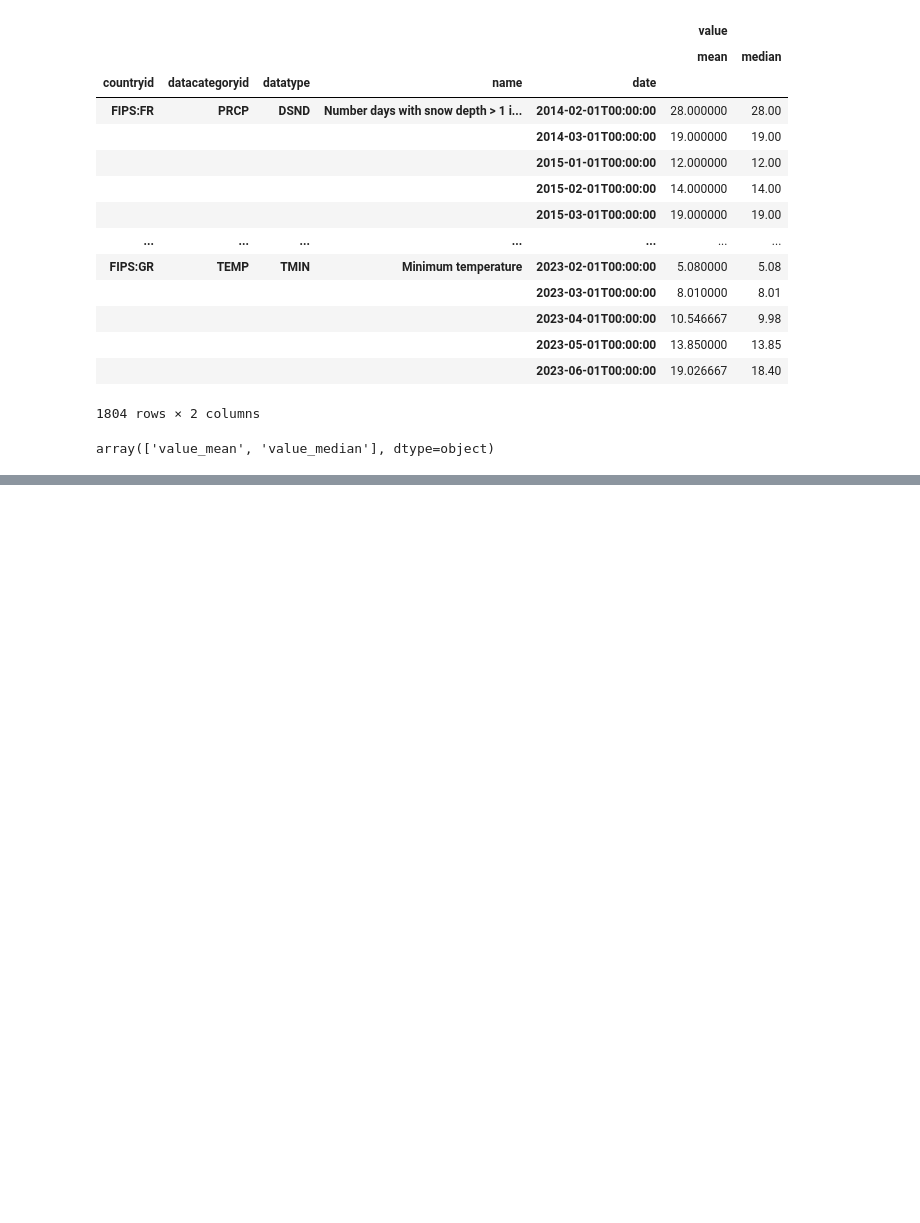
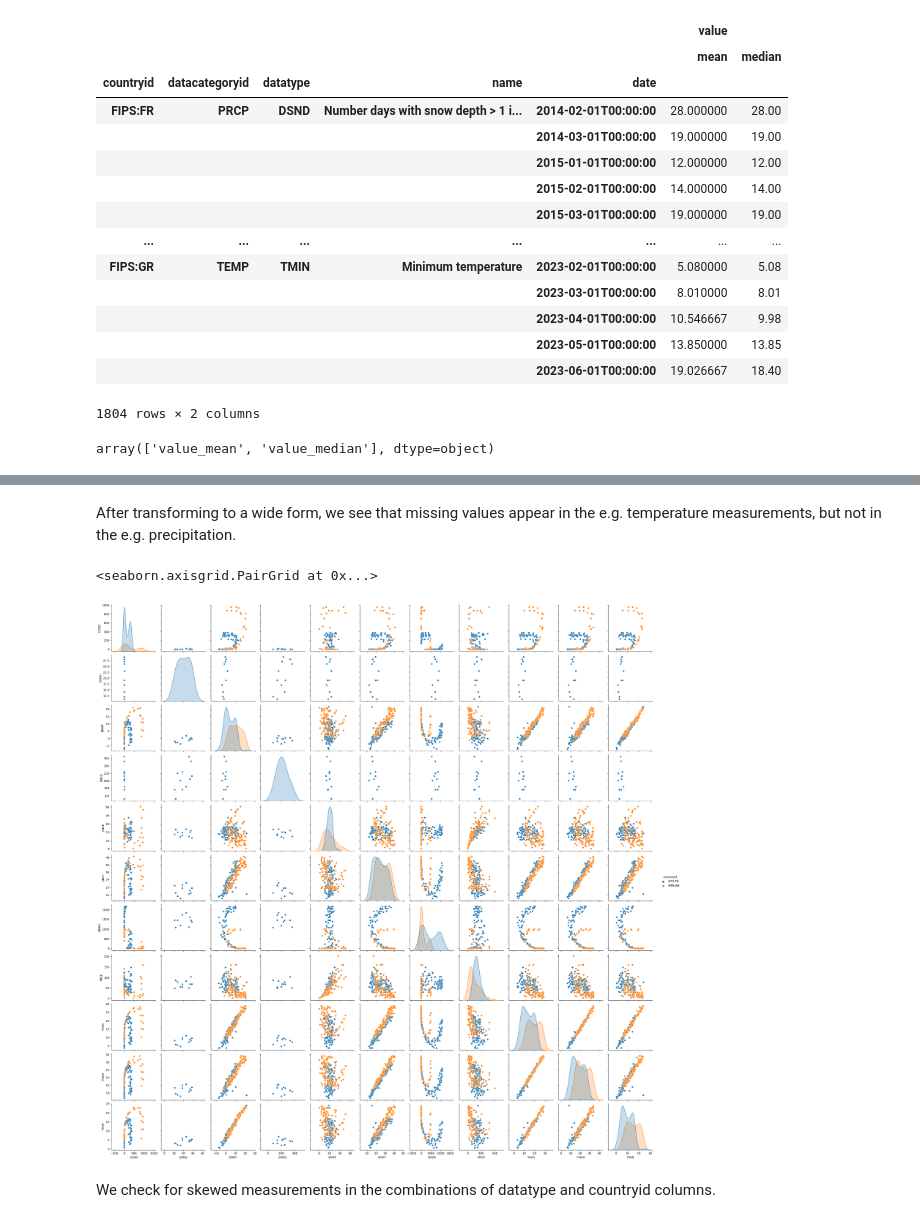
Before and after one commit to martza/Weather-data-analysis-and-models, a Jupyter notebook: EDA.ipynb, the cells around one changed output, grey strips where cells are left out. Cells and saved outputs as stored; diff of their text form; code cells hidden in the pictures; blank space fills up the shorter version.

```diff
--- a/EDA.ipynb
+++ b/EDA.ipynb
@@ -193,0 +209,2 @@ array(['value_mean', 'value_median'], dtype=object)
+# %%
+df_mean_wide = df_mean.reset_index(['datatype', 'datacategoryid', 'name']).pivot(columns = 'datatype', values = 'value_mean')
@@ -193,0 +227,9 @@ array(['value_mean', 'value_median'], dtype=object)
+# %% [markdown]
+After transforming to a wide form, we see that missing values appear in the e.g. temperature measurements, but not in the e.g. precipitation.
+# %%
+sns.pairplot(df_mean_wide.reset_index(), hue = 'countryid')
+# %% [output]
+<seaborn.axisgrid.PairGrid at 0x...>
+[figure, added]
+# %% [markdown]
+We check for skewed measurements in the combinations of datatype and countryid columns.
```
Also changed, not shown: parts of 37 cells of this notebook.
